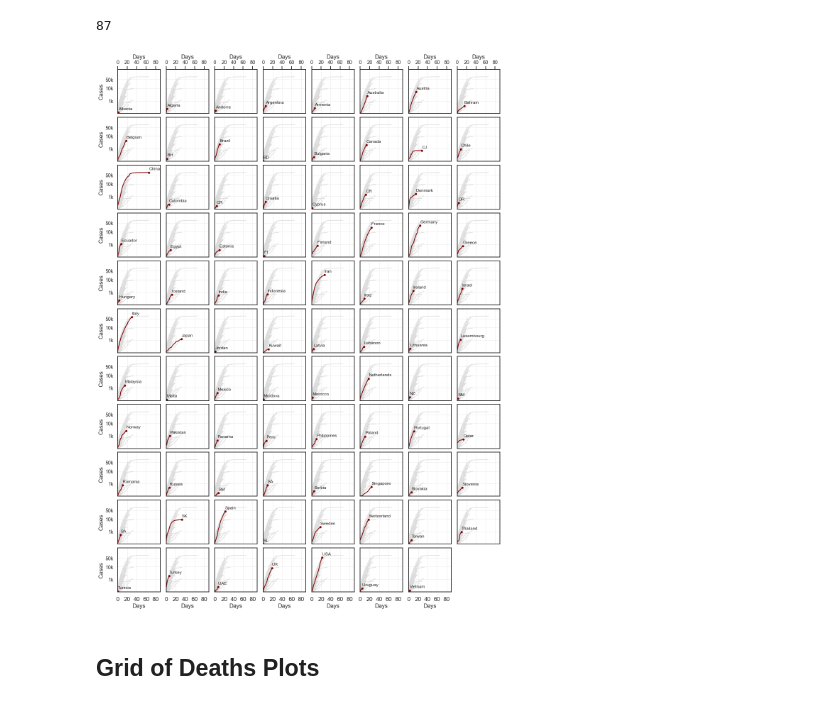
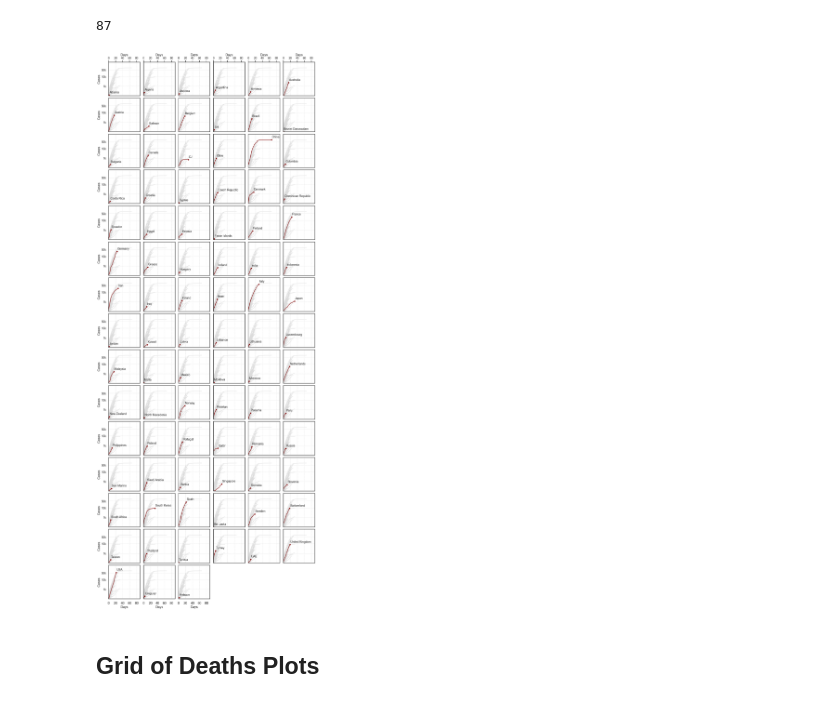
Before and after one commit to barrysmyth/data_in_the_time_of_corona, a Jupyter notebook: notebooks/100_numbers_by_day.ipynb, the cells around one changed output. Cells and saved outputs as stored; diff of their text form; code cells hidden in the pictures.

```diff
--- a/notebooks/100_numbers_by_day.ipynb
+++ b/notebooks/100_numbers_by_day.ipynb
@@ -92,17 +112,20 @@ def plot_country_by_day(ax, s, label=None, **kwargs):
 # %% [markdown]
 # Number of Cases x Country x Days Since 100th Case
 # %%
+day_zero_col, cum_col = 'day_zero_cases', 'cum_cases_log10'
+
+
 fig, ax = plt.subplots(figsize=(15, 7))
 
 # Plot for all countries but using a faded grey; this plot effectively serves as an unlabaled background to
 # create a sense of how the other countries are progressing.
 df[df['country'].isin(all_countries)].groupby('country').apply(
-    lambda g: plot_country_by_day(ax, g.set_index('day_zero_cases')['cum_cases_log10'], label=None, c='grey', alpha=.2)
+    lambda g: plot_simple_country_by_day(ax, g.set_index(day_zero_col)[cum_col], lw=2, c='gainsboro', alpha=1)
 )
 
 # An annotated plot for the set of highlight countries.
 df[df['country'].isin(highlight_countries)].groupby('country').apply(
-    lambda g: plot_country_by_day(ax, g.set_index('day_zero_cases')['cum_cases_log10'], label=g.name, c=highlight_colour_dict[g.name])
+    lambda g: plot_country_by_day(ax, g.set_index(day_zero_col)[cum_col], label=g.name, c=highlight_colour_dict[g.name])
 )
 
 
@@ -135,7 +158,6 @@ ax.set_yticks(yticks_log10)
 ax.set_yticklabels(yticks)
 ax.set_yticklabels([format(num, ',') for num in yticks])
 
-
 ax.grid(b=True, lw=1, ls=':')
 
 plt.tight_layout()
@@ -200,25 +225,9 @@ fig.savefig(graphs_dir+'deaths_by_days_for_countries.png', format='png')
 # %% [markdown]
 # Summary Grid of Country Plots
-# %%
-def plot_simple_country_by_day(ax, s, country, **kwargs):
-
-    """Generate a basic line plat for a single country.
-
-    Args:
-        ax - plot axis
-        s - the series data with, for example, cumulative cases/deaths for the target country.
-        label - the country name to use to label the line is provided.
-    """
-
-    s = s.loc[0:]
-
-    x, y = s.index.values, s.values
-
-    ax.plot(x, y, **kwargs)
 # %%
-def plot_countries_grid(countries, day_zero_col, cum_col, xlabel, ylabel, xticks, yticks, ylim, max_days, graph_size=2):
+def plot_countries_grid(countries, day_zero_col, cum_col, xlabel, ylabel, xticks, yticks, ylim, max_days, graph_size=2.5):
 
-    ncols = 8
+    ncols = 6
     nrows = 1+len(countries)//ncols if len(countries)%ncols>0 else len(countries)//ncols
 
     fig, axs = plt.subplots(figsize=(ncols*graph_size, nrows*graph_size), nrows=nrows, ncols=ncols, sharex=True, sharey=True)
@@ -227,25 +236,24 @@ def plot_countries_grid(countries, day_zero_col, cum_col, xlabel, ylabel, xticks
 
     for country, ax in zip(countries, flattened_axs):
 
-        # Plot for all countries but using a faded grey; this plot effectively serves as an unlabaled background to
-        # create a sense of how the other countries are progressing.
+        # Plot all countries in grey as a background against the current country.
         df[df['country'].isin(countries)].groupby('country').apply(
-            lambda g: plot_simple_country_by_day(ax, g.set_index(day_zero_col)[cum_col], g.name, lw=1.5, c='gainsboro', alpha=1)
+            lambda g: plot_simple_country_by_day(ax, g.set_index(day_zero_col)[cum_col], lw=1.5, c='gainsboro', alpha=1)
         )
 
         # Highlight the current country.
         s = df[df['country']==country].set_index(day_zero_col)[cum_col]  # The data to plot
 
-        plot_simple_country_by_day(ax, s, country, lw=2, c='maroon')  # Plot the cases
+        plot_simple_country_by_day(ax, s, lw=2, c='maroon')  # Plot the cases
 
         ax.plot([s.tail(1).index[0]], [s.tail(1).values[0]], c='maroon', marker='o', markersize=5)  # Mark the head
 
 
-        xoffset, yoffset = -0, .2
+        xoffset, yoffset = 1, .2
 
         # If the country name is multipart then just use the initials.
-        short_name = country.title() if len(country.split('_'))<2 else ''.join([word[0] for word in country.split('_') if word[0].isupper()])
-        ax.annotate(short_name, xy=(s.tail(1).index[0]+xoffset, s.tail(1).values[0]+yoffset), fontsize=12)
+        short_name = country.replace('_', ' ').title() if len(country.split('_'))<3 else ''.join([word[0] for word in country.split('_') if word[0].isupper()])
+        ax.annotate(short_name, xy=(s.tail(1).index[0]+xoffset, s.tail(1).values[0]+yoffset), fontsize=14)
 
         yticks_log10 = np.log10(yticks)
 
@@ -273,7 +281,7 @@ def plot_countries_grid(countries, day_zero_col, cum_col, xlabel, ylabel, xticks
 
     fig.tight_layout()
 
-    return axs
+    return fig, axs
 # %% [markdown]
 ## Grid of Cases Plots
 # %%
@@ -286,11 +294,11 @@ len(countries_with_100_cases)
 # %%
 max_days = 90
 
-plot_countries_grid(
+fig, axs = plot_countries_grid(
     countries_with_100_cases,
     'day_zero_cases', 'cum_cases_log10', 'Days', 'Cases',
     range(0, max_days, 20), np.array([1000, 10000, 50000]), (2, 5.5), max_days
 );
 # %% [output]
-[figure, old version]
+[figure, new version]
 # %%
```
Also changed, not shown: parts of 13 cells of this notebook.
